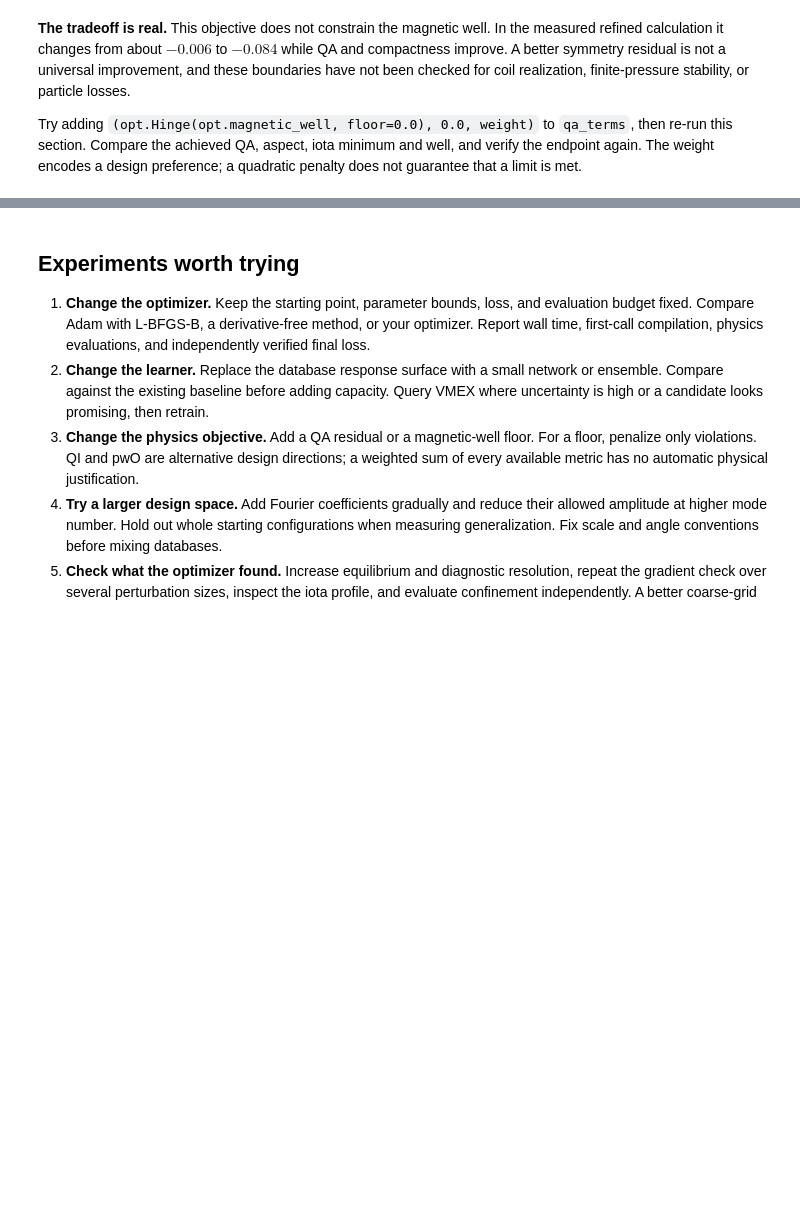
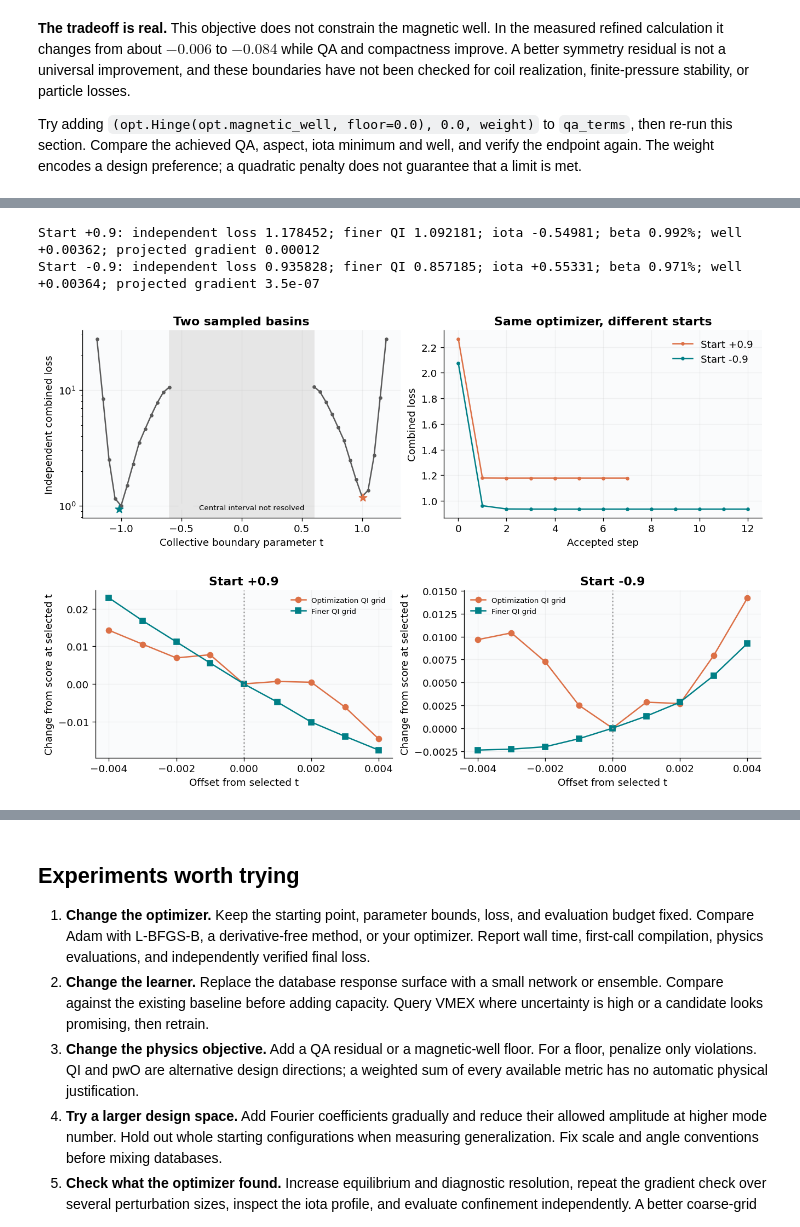
Before and after one commit to uwplasma/vmex, a Jupyter notebook: examples/machine_learning/stellarator_optimization.ipynb, the cells around one changed output, grey strips where cells are left out. Cells and saved outputs as stored; diff of their text form; code cells hidden in the pictures; blank space fills up the shorter version.

Commit message:
Add 3D comparisons and finite-beta QI landscape experiments

```diff
--- a/examples/machine_learning/stellarator_optimization.ipynb
+++ b/examples/machine_learning/stellarator_optimization.ipynb
@@ -616,0 +830,8 @@ Try adding `(opt.Hinge(opt.magnetic_well, floor=0.0), 0.0, weight)` to `qa_terms
+# %%
+hard_run, derivative_point = 0, HARD_STARTS[0]
+tick = perf_counter()
+_, scaled_gradient = hard_value_grad([derivative_point/HARD_STEP])
+print(f"First QI value/gradient call: {perf_counter()-tick:.1f} s (includes compilation)")
+for h in (0.00001, 0.0003, 0.001):
+    fd = (hard_observe(derivative_point+h, 1e-16)[0]-hard_observe(derivative_point-h, 1e-16)[0])/(2*h)
+    print(f"h={h:g}: implicit dL/dt {scaled_gradient[0]/HARD_STEP:.5g}; independent FD {fd:.5g}")
@@ -616,0 +847,11 @@ Try adding `(opt.Hinge(opt.magnetic_well, floor=0.0), 0.0, weight)` to `qa_terms
+# %%
+for hard_run, start in enumerate(HARD_STARTS):
+    def accept(intermediate_result):
+        hard_accepted.append((hard_run, float(HARD_STEP*intermediate_result.x[0]), float(intermediate_result.fun)))
+    tick = perf_counter()
+    fit = minimize(hard_value_grad, [start/HARD_STEP], jac=True, method="L-BFGS-B",
+        bounds=[tuple(np.asarray(HARD_BOUNDS)/HARD_STEP)], callback=accept,
+        options=dict(maxiter=HARD_ITERATIONS, ftol=1e-12, gtol=1e-7, maxls=25))
+    hard_results.append(fit); hard_fit_seconds.append(perf_counter()-tick)
+    print(f"Start {start:+.1f}: t={HARD_STEP*fit.x[0]:+.7f}, loss={fit.fun:.6f}, evaluations={fit.nfev}")
+    print(fit.message)
@@ -616,0 +867,24 @@ Try adding `(opt.Hinge(opt.magnetic_well, floor=0.0), 0.0, weight)` to `qa_terms
+# %%
+hard_endpoints = np.array([HARD_STEP*fit.x[0] for fit in hard_results])
+hard_verified = np.array([hard_observe(t, tolerance=1e-16) for t in hard_endpoints])
+for start, t, fit, values in zip(HARD_STARTS, hard_endpoints, hard_results, hard_verified):
+    derivative = float(fit.jac[0]/HARD_STEP)
+    projected = abs(t-np.clip(t-derivative, *HARD_BOUNDS))
+    print(f"Start {start:+.1f}: independent loss {values[0]:.6f}; finer QI {values[1]:.6f}; "
+          f"iota {values[2]:+.5f}; beta {values[3]:.3%}; well {values[4]:+.5f}; projected gradient {projected:.2g}")
+# %% [output]
+Start +0.9: independent loss 1.178452; finer QI 1.092181; iota -0.54981; beta 0.992%; well +0.00362; projected gradient 0.00012
+Start -0.9: independent loss 0.935828; finer QI 0.857185; iota +0.55331; beta 0.971%; well +0.00364; projected gradient 3.5e-07
+# %%
+show_hard_search(hard_t, hard_values, hard_accepted, hard_endpoints, hard_verified)
+probe_offsets = np.linspace(-0.004, 0.004, 9)
+hard_local = np.array([[hard_observe(t+offset, tolerance=1e-16)[:2] for offset in probe_offsets] for t in hard_endpoints])
+show_hard_refinement(probe_offsets, hard_local)
+np.savez(OUTPUT / "finite_beta_qi.npz", t=hard_t, values=hard_values, errors=hard_errors,
+         seconds=hard_seconds, evaluations=hard_evaluations, accepted=hard_accepted,
+         endpoints=hard_endpoints, verified=hard_verified, offsets=probe_offsets, local=hard_local,
+         qi_reference=qi_reference, iota_target=iota_reference, pressure=hard_seed.pres_scale)
+_ = hard_seed.to_json(OUTPUT / "finite_beta_qi_seed.json")
+# %% [output]
+[figure, added]
+[figure, added]
```
Also changed, not shown: parts of 37 cells of this notebook, 1 other file.
